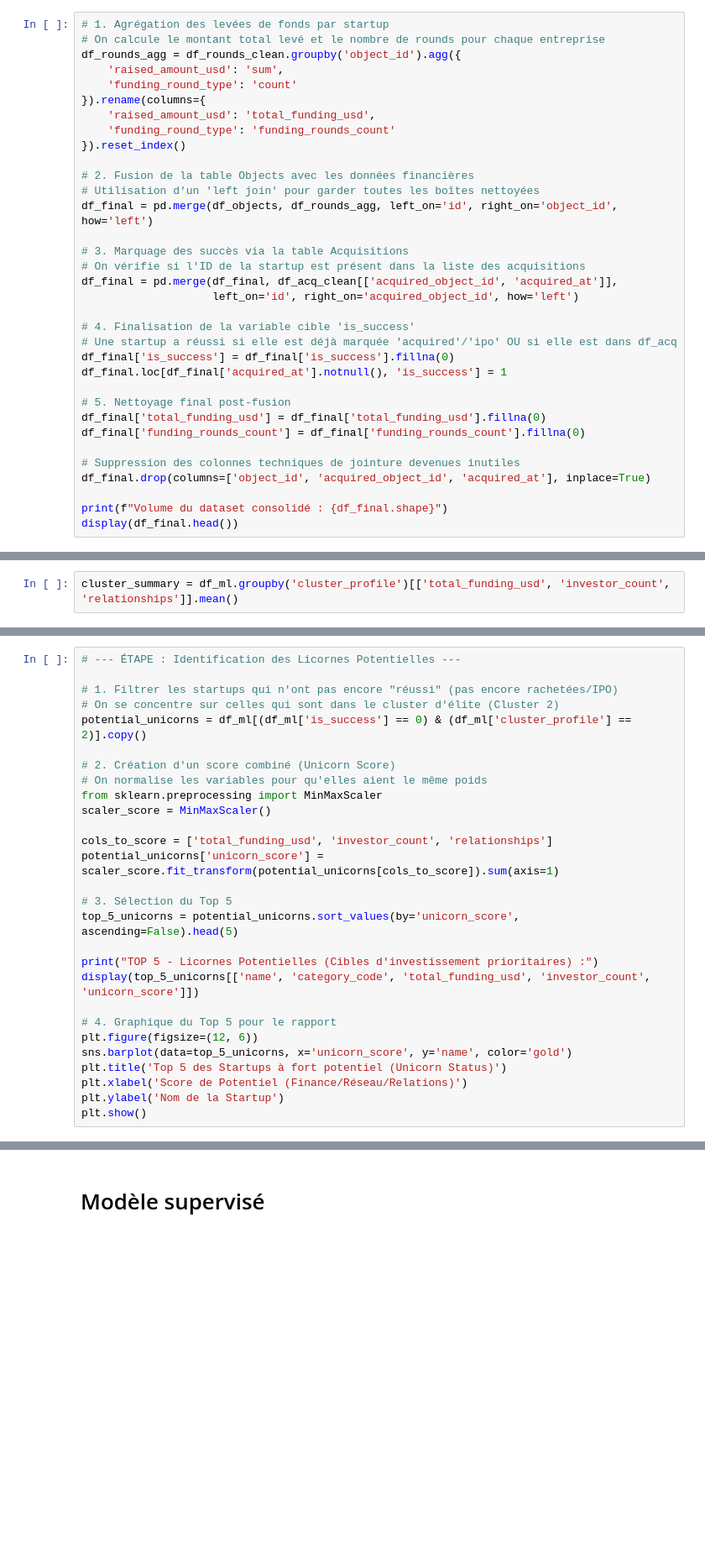
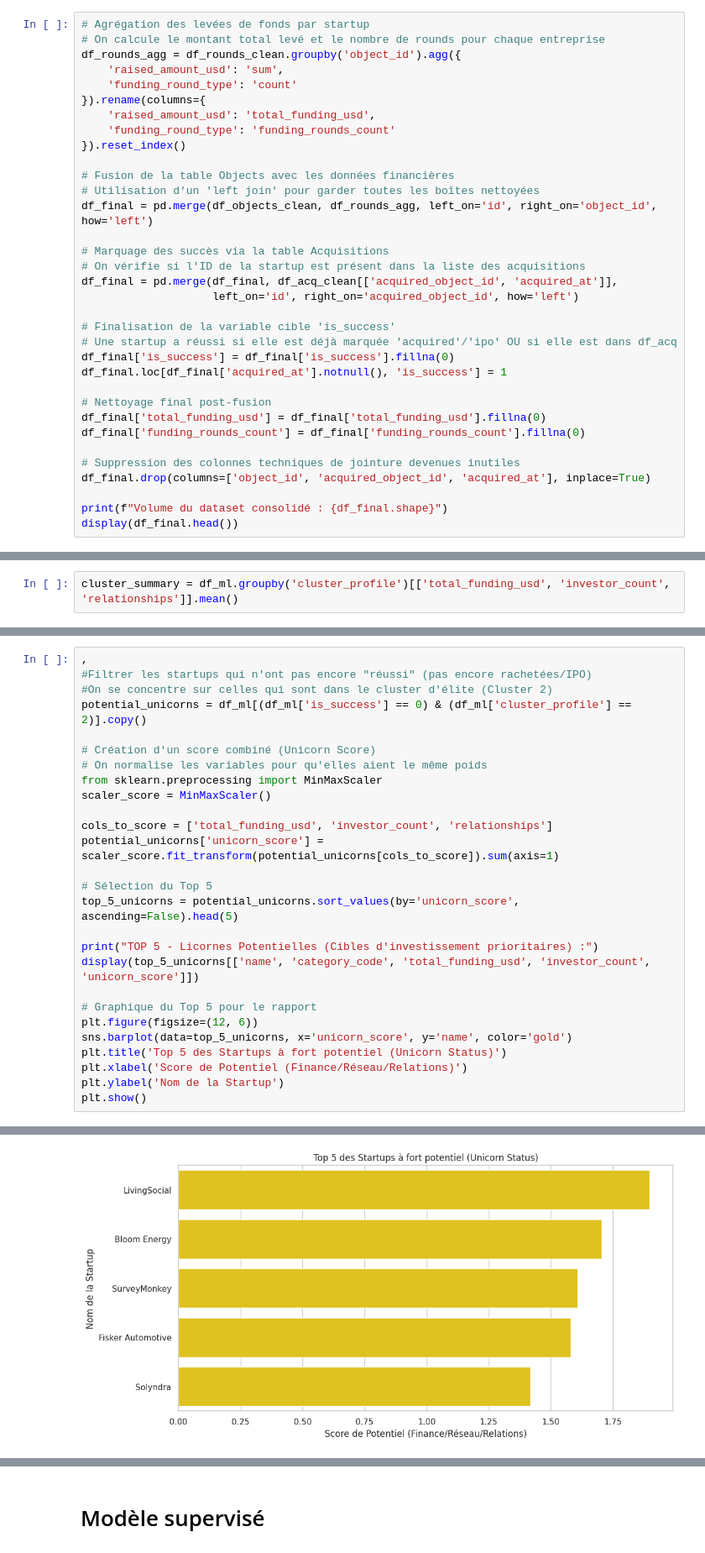
Before and after one commit to yuba0/Unicorn_Project, a Jupyter notebook: notebooks/WhereisUnicorn.ipynb, the cells around one changed output, grey strips where cells are left out. Shown at 84% size. Drawn from its saved outputs; the diff is of its cells as text; blank space fills up the shorter version.

```diff
--- a/notebooks/WhereisUnicorn.ipynb
+++ b/notebooks/WhereisUnicorn.ipynb
@@ -238,7 +389,7 @@ plt.show()
 # %% [markdown]
 ## Fusion des données nettoyées :
 # %%
-# 1. Agrégation des levées de fonds par startup
+# Agrégation des levées de fonds par startup
 # On calcule le montant total levé et le nombre de rounds pour chaque entreprise
 df_rounds_agg = df_rounds_clean.groupby('object_id').agg({
     'raised_amount_usd': 'sum',
@@ -248,21 +399,21 @@ df_rounds_agg = df_rounds_clean.groupby('object_id').agg({
     'funding_round_type': 'funding_rounds_count'
 }).reset_index()
 
-# 2. Fusion de la table Objects avec les données financières
+# Fusion de la table Objects avec les données financières
 # Utilisation d'un 'left join' pour garder toutes les boîtes nettoyées
-df_final = pd.merge(df_objects, df_rounds_agg, left_on='id', right_on='object_id', how='left')
+df_final = pd.merge(df_objects_clean, df_rounds_agg, left_on='id', right_on='object_id', how='left')
 
-# 3. Marquage des succès via la table Acquisitions
+# Marquage des succès via la table Acquisitions
 # On vérifie si l'ID de la startup est présent dans la liste des acquisitions
 df_final = pd.merge(df_final, df_acq_clean[['acquired_object_id', 'acquired_at']],
                     left_on='id', right_on='acquired_object_id', how='left')
 
-# 4. Finalisation de la variable cible 'is_success'
+# Finalisation de la variable cible 'is_success'
 # Une startup a réussi si elle est déjà marquée 'acquired'/'ipo' OU si elle est dans df_acq
 df_final['is_success'] = df_final['is_success'].fillna(0)
 df_final.loc[df_final['acquired_at'].notnull(), 'is_success'] = 1
 
-# 5. Nettoyage final post-fusion
+# Nettoyage final post-fusion
 df_final['total_funding_usd'] = df_final['total_funding_usd'].fillna(0)
 df_final['funding_rounds_count'] = df_final['funding_rounds_count'].fillna(0)
 
@@ -381,11 +607,10 @@ print(check_clusters)
 # %%
-# --- ÉTAPE : Identification des Licornes Potentielles ---
-
-# 1. Filtrer les startups qui n'ont pas encore "réussi" (pas encore rachetées/IPO)
-# On se concentre sur celles qui sont dans le cluster d'élite (Cluster 2)
+,
+#Filtrer les startups qui n'ont pas encore "réussi" (pas encore rachetées/IPO)
+#On se concentre sur celles qui sont dans le cluster d'élite (Cluster 2)
 potential_unicorns = df_ml[(df_ml['is_success'] == 0) & (df_ml['cluster_profile'] == 2)].copy()
 
-# 2. Création d'un score combiné (Unicorn Score)
+# Création d'un score combiné (Unicorn Score)
 # On normalise les variables pour qu'elles aient le même poids
 from sklearn.preprocessing import MinMaxScaler
 scaler_score = MinMaxScaler()
@@ -393,16 +618,17 @@ scaler_score = MinMaxScaler()
 cols_to_score = ['total_funding_usd', 'investor_count', 'relationships']
 potential_unicorns['unicorn_score'] = scaler_score.fit_transform(potential_unicorns[cols_to_score]).sum(axis=1)
 
-# 3. Sélection du Top 5
+# Sélection du Top 5
 top_5_unicorns = potential_unicorns.sort_values(by='unicorn_score', ascending=False).head(5)
 
 print("TOP 5 - Licornes Potentielles (Cibles d'investissement prioritaires) :")
 display(top_5_unicorns[['name', 'category_code', 'total_funding_usd', 'investor_count', 'unicorn_score']])
 
-# 4. Graphique du Top 5 pour le rapport
+# Graphique du Top 5 pour le rapport
 plt.figure(figsize=(12, 6))
 sns.barplot(data=top_5_unicorns, x='unicorn_score', y='name', color='gold')
 plt.title('Top 5 des Startups à fort potentiel (Unicorn Status)')
 plt.xlabel('Score de Potentiel (Finance/Réseau/Relations)')
 plt.ylabel('Nom de la Startup')
 plt.show()
+# %% [output]
@@ -408,0 +642 @@ plt.show()
+[figure, added]
```
Also changed, not shown: parts of 35 cells of this notebook.
